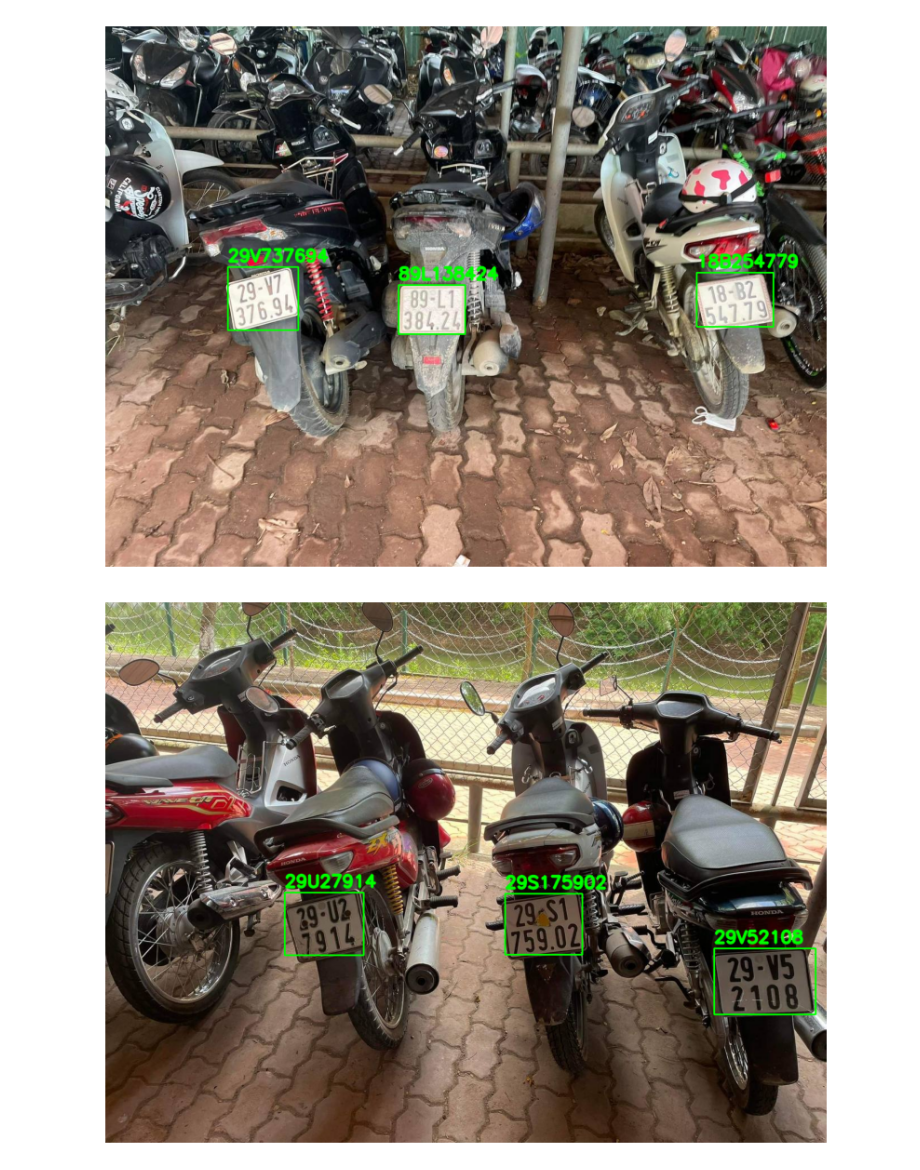
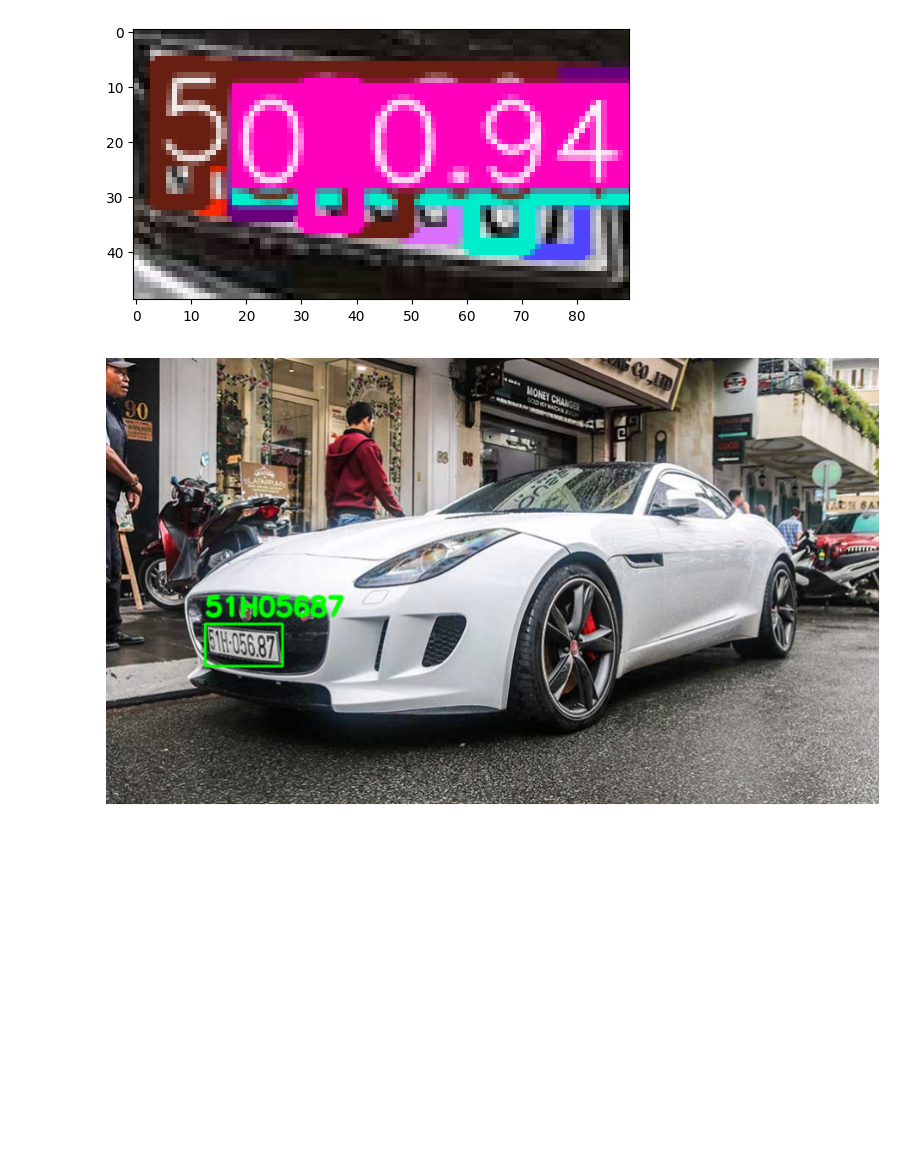
Before and after one commit to yuHuuH/YOLO_Licence_Plate_Detection_Read, a Jupyter notebook: Read_Write_LP.ipynb, the cells around one changed output. Saved outputs shown, nothing was run; the diff lists cells and outputs as text; code cells hidden in the pictures; blank space fills up the shorter version.

```diff
--- a/Read_Write_LP.ipynb
+++ b/Read_Write_LP.ipynb
@@ -4,12 +4,11 @@
 from ultralytics import YOLO
 import cv2
 
-# model = YOLO("/content/lp_detect.pt")
-model = YOLO(r"/content/best.pt")
-ocr = YOLO(r"/content/ocr.pt")
+model = YOLO(r"/content/lp_detect.pt")
+ocr = YOLO(r"/content/char_detect.pt")
 # %%
-img_path = ["/content/117.jpg","/content/119.jpg"]
+img_path = ["/content/bien-so-xe-trang.jpg"]
 
 for i in img_path:
-  results = model(i, imgsz=640)
+  results = model(i, imgsz=640, conf=0.6)
   results[0].show()
@@ -16,6 +19,7 @@ for i in img_path:
 # %%
 from sklearn.cluster import KMeans
-
+from matplotlib import pyplot as plt
+import numpy as np
 def getLPText(plate_crop, plate_ocr):
     """
     Extracts text from a license plate using OCR after correcting skew.
@@ -28,6 +32,10 @@ def getLPText(plate_crop, plate_ocr):
     """
     # Run OCR
     text_plate = plate_ocr(plate_crop, imgsz=640, conf=0.5, verbose=False)
+
+    plt.imshow(text_plate[0].plot())
+    plt.show()
+
     ocr_pre = text_plate[0]
     id2char = plate_ocr.names
     boxes = ocr_pre.boxes
@@ -62,19 +70,3 @@ def getLPText(plate_crop, plate_ocr):
 
     final_text = ''.join(detected_text)
     return final_text
-# %%
-import numpy as np
-import matplotlib.pyplot as plt
-
-for i in img_path:
-  results = model(i)
-  for box in results[0].boxes:
-      class_id = int(box.cls[0])
-      if class_id == 0:
-          x1, y1, x2, y2 = map(int, box.xyxy[0])
-          img = cv2.imread(i)
-          plate_crop = img[y1:y2, x1:x2]
-          plt.imshow(plate_crop)
-          plt.show()
-          final_lp = getLPText(plate_crop, ocr)
-          print("Detected text:", final_lp)
@@ -98,41 +77,40 @@ for i in img_path:
         print(f"Error: Could not read image {i}. Skipping.")
         continue
 
-    results = model(img, imgsz=640, verbose=False) # Pass the image directly to the model
+    results = model(img, imgsz=640,conf=0.6, verbose=False) # Pass the image directly to the model
 
-    # Make a copy of the image to draw on, so the original isn't modified in the loop if you want to reuse it
     img_with_boxes_and_text = img.copy()
 
     for box in results[0].boxes:
         class_id = int(box.cls[0])
-        if class_id == 0: # Assuming class_id 0 is for license plates
+        if class_id == 0:
             x1, y1, x2, y2 = map(int, box.xyxy[0])
             plate_crop = img[y1:y2, x1:x2]
 
             # Read LP
             final_lp = getLPText(plate_crop, ocr)
 
             # Draw the bounding box
             cv2.rectangle(img_with_boxes_and_text, (x1, y1), (x2, y2), (0, 255, 0), 2)
 
             # Put the detected text on the image
             font = cv2.FONT_HERSHEY_SIMPLEX
             font_scale = 1
             font_thickness = 3
-            text_color = (0, 255, 0) # Red color for text
+            text_color = (0, 255, 0)
 
             # Calculate text size to position it above the box
             (text_width, text_height), baseline = cv2.getTextSize(final_lp, font, font_scale, font_thickness)
             text_x = x1
             text_y = y1 - 10 if y1 - 10 > text_height else y1 + text_height + 5
 
             cv2.putText(img_with_boxes_and_text, final_lp, (text_x, text_y), font, font_scale, text_color, font_thickness, cv2.LINE_AA)
 
     # Display the image with boxes and text
     plt.figure(figsize=(10, 8))
     plt.imshow(cv2.cvtColor(img_with_boxes_and_text, cv2.COLOR_BGR2RGB))
     plt.axis('off')
     plt.show()
 # %% [output]
-[figure, old version]
+[figure, new version]
-[figure, old version]
+[figure, new version]
```
Also changed, not shown: parts of 2 cells of this notebook, 2 other files.
